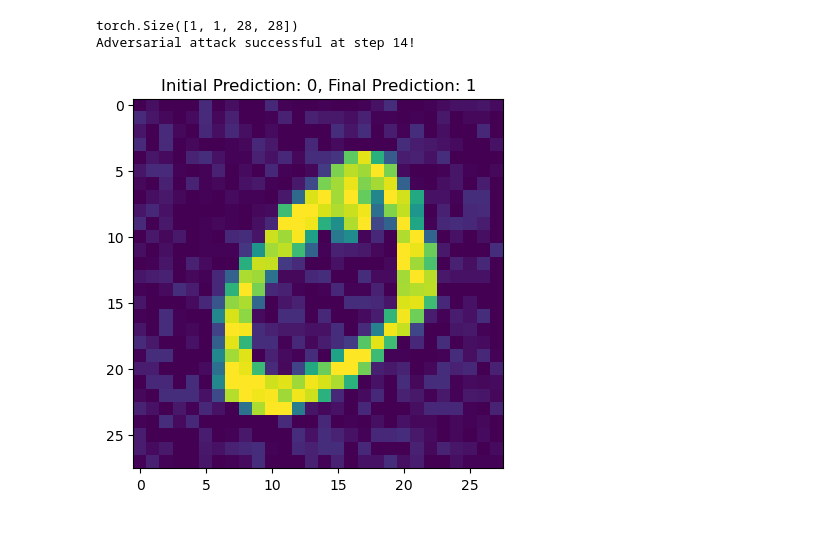
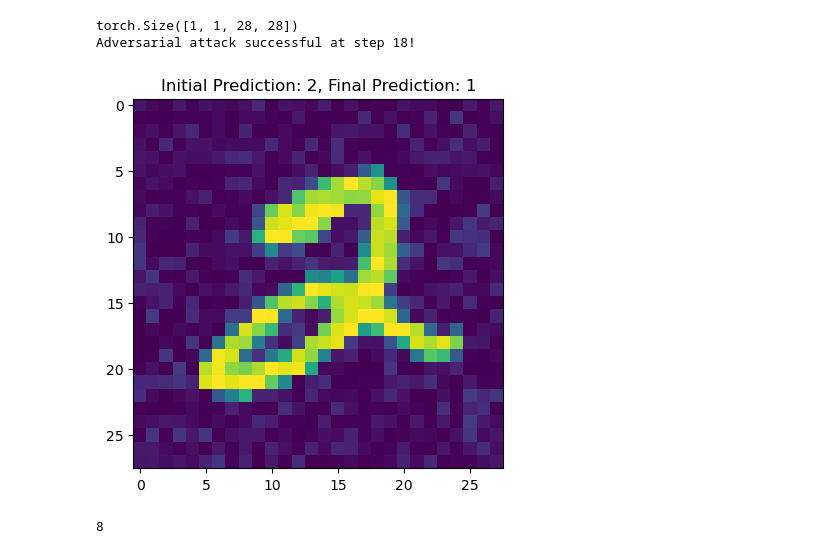
Before and after one commit to code-philia/Trustvis, a Jupyter notebook: motivating_example_adv.ipynb, the cells around one changed output. Cells and saved outputs as stored; diff of their text form; code cells hidden in the pictures.

```diff
--- a/motivating_example_adv.ipynb
+++ b/motivating_example_adv.ipynb
@@ -10,12 +10,14 @@ model = eval("subject_model.{}()".format('resnet18'))
 import matplotlib.pyplot as plt
 # 加载预训练模型
 
+model_location = os.path.join(CONTENT_PATH,'Model', "{}_{:d}".format('Epoch', 3), "subject_model.pth")
+model.load_state_dict(torch.load(model_location, map_location=torch.device("cpu")),strict=False)
 model.eval()
 
 train_data = torch.load(os.path.join(CONTENT_PATH, 'Training_data','training_dataset_data.pth'))
 train_labels = torch.load(os.path.join(CONTENT_PATH, 'Training_data','training_dataset_label.pth'))
-img_tensor = train_data[1:2]
-img_label = train_labels[1:2]
+img_tensor = train_data[5:6]
+img_label = train_labels[5:6]
 
 device = torch.device("cuda:0" if torch.cuda.is_available() else "cpu")
 img_tensor = img_tensor.to(device)
@@ -37,6 +39,7 @@ img_tensor.requires_grad = True
 output = model(img_tensor)
 init_pred = output.max(1, keepdim=True)[1]  # get the index of the max log-probability
 # If the initial prediction is already '1', no need to attack
+steps = []
 if init_pred.item() == 1:
     print("The initial prediction is already 1")
 else:
@@ -44,32 +47,37 @@ else:
         # Zero all existing gradients
         model.zero_grad()
         # Forward pass
         output = model(img_tensor)
         loss = loss_fn(output, target_label)
         # If misclassification has occurred, break out of the loop
         pred = output.max(1, keepdim=True)[1]
+        steps.append(img_tensor)
         if pred.item() == 1:
             print(f"Adversarial attack successful at step {i+1}!")
             break
         # Backward pass
         loss.backward()
 
         # Apply perturbation
         img_tensor.data -= epsilon * img_tensor.grad.data.sign()  # Subtract to minimize the loss
         img_tensor.data = torch.clamp(img_tensor.data, 0, 1).to(device)
         # Clear gradients for next step
         img_tensor.grad.zero_()
 
     else:
         print("Failed to fool the model within the given steps.")
 
     # Display final result
     final_pred = model(img_tensor).max(1, keepdim=True)[1]
     perturbed_image_np = img_tensor.squeeze().detach().cpu().numpy()
     plt.imshow(perturbed_image_np)
     plt.title(f"Initial Prediction: {init_pred.item()}, Final Prediction: {final_pred.item()}")
     plt.show()
 # %% [output]
 torch.Size([1, 1, 28, 28])
-Adversarial attack successful at step 14!
+Adversarial attack successful at step 18!
-[figure, old version]
+[figure, new version]
+# %%
+len(steps)
+# %% [output]
+8
```
Also changed, not shown: 2 other files.
